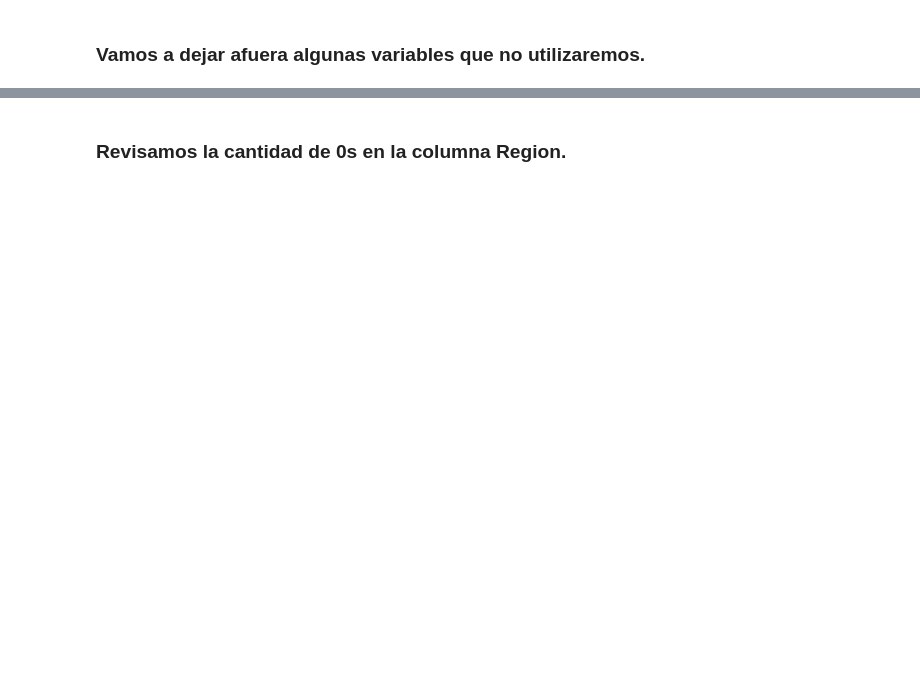
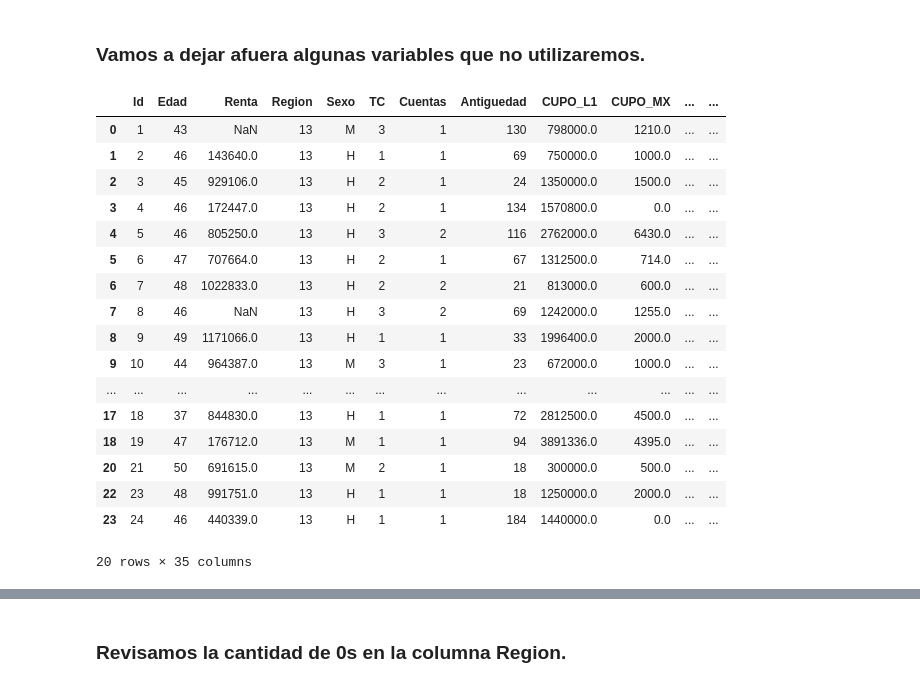
Before and after one commit to Adamiyevsty/MachineLearning, a Jupyter notebook: EV1 - Machine Learning.ipynb, the cells around one changed output, grey strips where cells are left out. Saved outputs shown, nothing was run; the diff lists cells and outputs as text; code cells hidden in the pictures; blank space fills up the shorter version.

```diff
--- a/EV1 - Machine Learning.ipynb
+++ b/EV1 - Machine Learning.ipynb
@@ -110,8 +110,8 @@ else:
     print(f"Archivo convertido y guardado en {ruta_parquet}")
 
 # Cargar el archivo Parquet (ya sea existente o recién creado) para verificar su contenido
-df_parquet = pd.read_parquet(ruta_parquet, engine="pyarrow")
-print(df_parquet.head(10))
+df = pd.read_parquet(ruta_parquet, engine="pyarrow")
+print(df.head(10))
 # %% [output]
 Archivo .parquet encontrado en /Users/herna/Desktop/Duoc_UC/6to SEMESTRE/Machine_Learning/ET/Base_clientes_Monopoly.parquet. Cargando directamente.
 0  Id  Subsegmento Sexo  Region  Edad      Renta  Antiguedad  Internauta  \
@@ -546,35 +754,55 @@ df_acotado_x_region.head(25)
 # %%
 #cantidad_nan_renta = df_acotado_x_region['Renta'].isnull().sum()
 ##cantidad_nan_region = df_acotado_x_region['Region'].isnull().sum()
 #print("Cantidad de NaN en Renta:", cantidad_nan_renta)
 #print("Cantidad de NaN en Region:", cantidad_nan_renta)
 
+df_acotado_parte2 = df_acotado_x_region[['FacCN_T01', 'FacCN_T02', 'FacCN_T03', 'FacCN_T04', 'FacCN_T05',
+                                         'FacCN_T06', 'FacCN_T07', 'FacCN_T08', 'FacCN_T09', 'FacCN_T10',
+                                         'FacCN_T11', 'FacCN_T12', 'FacCI_T01', 'FacCI_T02', 'FacCI_T03',
+                                         'FacCI_T04', 'FacCI_T05', 'FacCI_T06', 'FacCI_T07', 'FacCI_T08',
+                                         'FacCI_T09', 'FacCI_T10', 'FacCI_T11', 'FacCI_T12']]
 
 df_acotado_x_region = df_acotado_x_region.drop(df_acotado_x_region[['Dualidad', 'Consumo', 'Ctacte', 'Debito', 'Hipotecario',
 'TxsCN_T01', 'TxsCN_T02', 'TxsCN_T03', 'TxsCN_T04', 'TxsCN_T05', 'TxsCN_T06', 'TxsCN_T07', 'TxsCN_T08', 'TxsCN_T09', 'TxsCN_T10', 'TxsCN_T11', 'TxsCN_T12',
 'TxsCI_T01', 'TxsCI_T02', 'TxsCI_T03', 'TxsCI_T04', 'TxsCI_T05', 'TxsCI_T06', 'TxsCI_T07', 'TxsCI_T08', 'TxsCI_T09', 'TxsCI_T10', 'TxsCI_T11', 'TxsCI_T12',
+'FacCN_T01', 'FacCN_T02', 'FacCN_T03', 'FacCN_T04', 'FacCN_T05', 'FacCN_T06', 'FacCN_T07', 'FacCN_T08', 'FacCN_T09', 'FacCN_T10','FacCN_T11', 'FacCN_T12',
+'FacCI_T01', 'FacCI_T02', 'FacCI_T03','FacCI_T04', 'FacCI_T05', 'FacCI_T06', 'FacCI_T07', 'FacCI_T08', 'FacCI_T09', 'FacCI_T10', 'FacCI_T11', 'FacCI_T12',
 'UsoL1_T01','UsoL1_T02', 'UsoL1_T03', 'UsoL1_T04', 'UsoL1_T05', 'UsoL1_T06', 'UsoL1_T07', 'UsoL1_T08', 'UsoL1_T09', 'UsoL1_T10', 'UsoL1_T11', 'UsoL1_T12',
 'UsoLI_T01', 'UsoLI_T02', 'UsoLI_T03', 'UsoLI_T04', 'UsoLI_T05', 'UsoLI_T06', 'UsoLI_T07', 'UsoLI_T08', 'UsoLI_T09', 'UsoLI_T10', 'UsoLI_T11', 'UsoLI_T12',
 'PagoNac_T01', 'PagoNac_T02', 'PagoNac_T03', 'PagoNac_T04', 'PagoNac_T05', 'PagoNac_T06',
 'PagoNac_T07', 'PagoNac_T08', 'PagoNac_T09', 'PagoNac_T10', 'PagoNac_T11', 'PagoNac_T12',
 'PagoInt_T01', 'PagoInt_T02', 'PagoInt_T03', 'PagoInt_T04', 'PagoInt_T05', 'PagoInt_T06',
 'PagoInt_T07', 'PagoInt_T08', 'PagoInt_T09', 'PagoInt_T10', 'PagoInt_T11', 'PagoInt_T12',
 'FlgAct_T01', 'FlgAct_T02', 'FlgAct_T03', 'FlgAct_T04', 'FlgAct_T05', 'FlgAct_T06', 'FlgAct_T07',
 'FlgAct_T08', 'FlgAct_T09', 'FlgAct_T10', 'FlgAct_T11', 'FlgAct_T12', 'FacAN_T01', 'FacAN_T02',
 'FacAN_T03', 'FacAN_T04', 'FacAN_T05', 'FacAN_T06', 'FacAN_T07', 'FacAN_T08', 'FacAN_T09',
 'FacAN_T10', 'FacAN_T11', 'FacAN_T12', 'FacAI_T01', 'FacAI_T02', 'FacAI_T03', 'FacAI_T04',
 'FacAI_T05', 'FacAI_T06', 'FacAI_T07', 'FacAI_T08', 'FacAI_T09', 'FacAI_T10', 'FacAI_T11',
 'FacAI_T12', 'IndRev_T12','IndRev_T11','IndRev_T10','IndRev_T09','IndRev_T08',
 'IndRev_T07','IndRev_T06','IndRev_T05','IndRev_T04','IndRev_T03','IndRev_T02','IndRev_T01']], axis=1)
 
-df_acotado_parte2 = df_acotado_x_region[['FacCN_T01', 'FacCN_T02', 'FacCN_T03', 'FacCN_T04', 'FacCN_T05',
-                                         'FacCN_T06', 'FacCN_T07', 'FacCN_T08', 'FacCN_T09', 'FacCN_T10',
-                                         'FacCN_T11', 'FacCN_T12', 'FacCI_T01', 'FacCI_T02', 'FacCI_T03',
-                                         'FacCI_T04', 'FacCI_T05', 'FacCI_T06', 'FacCI_T07', 'FacCI_T08',
-                                         'FacCI_T09', 'FacCI_T10', 'FacCI_T11', 'FacCI_T12']]
-
 # Concatenar df_acotado_x_region y df_acotado_parte2 horizontalmente
 df_acotado_x_region = pd.concat([df_acotado_x_region, df_acotado_parte2], axis=1)
 
 # Verificar los primeros registros para confirmar la unión
-print(df_acotado_x_region.head(20))
+df_acotado_x_region.head(20)
+# %% [output]
+|  | Id | Edad | Renta | Region | Sexo | TC | Cuentas | Antiguedad | CUPO_L1 | CUPO_MX | ... | ... |
+| 0 | 1 | 43 | NaN | 13 | M | 3 | 1 | 130 | 798000.0 | 1210.0 | ... | ... |
+| 1 | 2 | 46 | 143640.0 | 13 | H | 1 | 1 | 69 | 750000.0 | 1000.0 | ... | ... |
+| 2 | 3 | 45 | 929106.0 | 13 | H | 2 | 1 | 24 | 1350000.0 | 1500.0 | ... | ... |
+| 3 | 4 | 46 | 172447.0 | 13 | H | 2 | 1 | 134 | 1570800.0 | 0.0 | ... | ... |
+| 4 | 5 | 46 | 805250.0 | 13 | H | 3 | 2 | 116 | 2762000.0 | 6430.0 | ... | ... |
+| 5 | 6 | 47 | 707664.0 | 13 | H | 2 | 1 | 67 | 1312500.0 | 714.0 | ... | ... |
+| 6 | 7 | 48 | 1022833.0 | 13 | H | 2 | 2 | 21 | 813000.0 | 600.0 | ... | ... |
+| 7 | 8 | 46 | NaN | 13 | H | 3 | 2 | 69 | 1242000.0 | 1255.0 | ... | ... |
+| 8 | 9 | 49 | 1171066.0 | 13 | H | 1 | 1 | 33 | 1996400.0 | 2000.0 | ... | ... |
+| 9 | 10 | 44 | 964387.0 | 13 | M | 3 | 1 | 23 | 672000.0 | 1000.0 | ... | ... |
+| ... | ... | ... | ... | ... | ... | ... | ... | ... | ... | ... | ... | ... |
+| 17 | 18 | 37 | 844830.0 | 13 | H | 1 | 1 | 72 | 2812500.0 | 4500.0 | ... | ... |
+| 18 | 19 | 47 | 176712.0 | 13 | M | 1 | 1 | 94 | 3891336.0 | 4395.0 | ... | ... |
+| 20 | 21 | 50 | 691615.0 | 13 | M | 2 | 1 | 18 | 300000.0 | 500.0 | ... | ... |
+| 22 | 23 | 48 | 991751.0 | 13 | H | 1 | 1 | 18 | 1250000.0 | 2000.0 | ... | ... |
+| 23 | 24 | 46 | 440339.0 | 13 | H | 1 | 1 | 184 | 1440000.0 | 0.0 | ... | ... |
+20 rows × 35 columns
```
Also changed, not shown: parts of 49 cells of this notebook.
